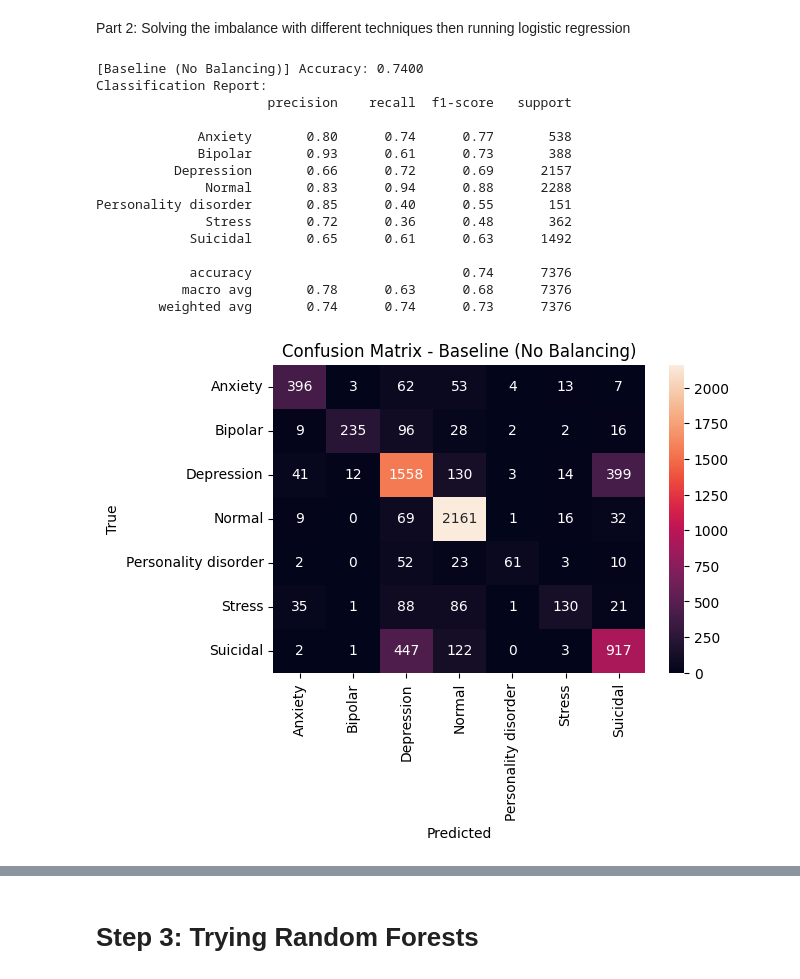
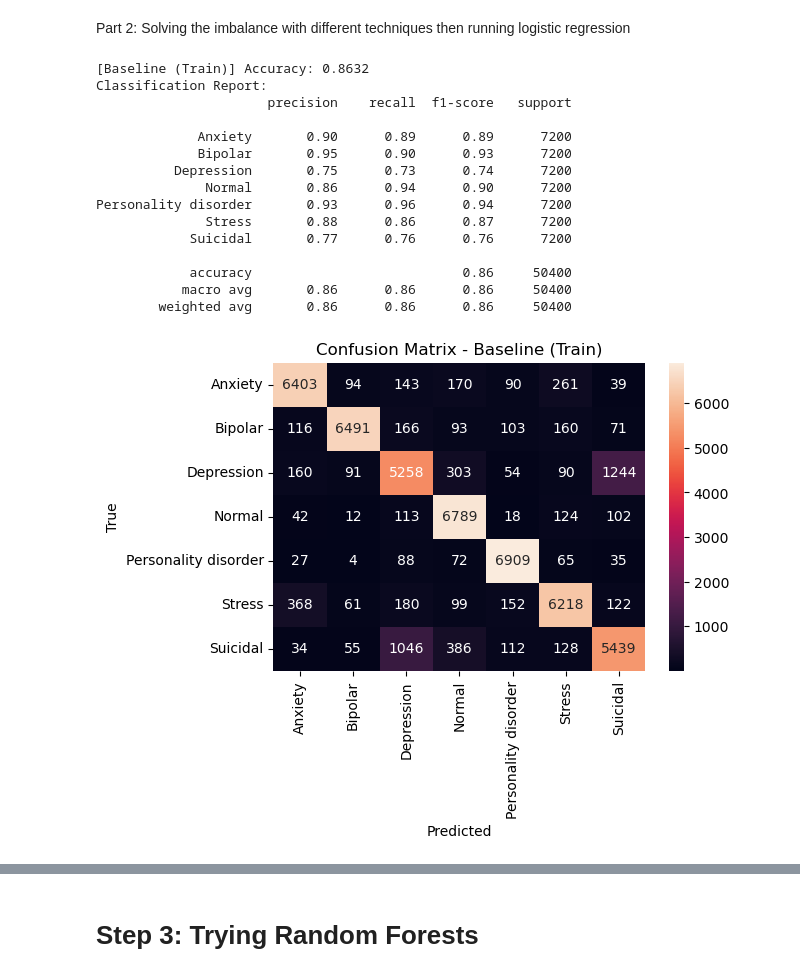
Before and after one commit to Zeinh5/CMPS261-Project, a Jupyter notebook: CMPS261_Project.ipynb, the cells around one changed output, grey strips where cells are left out. Cells and saved outputs as stored; diff of their text form; code cells hidden in the pictures.

```diff
--- a/CMPS261_Project.ipynb
+++ b/CMPS261_Project.ipynb
@@ -95,10 +95,10 @@ from nltk.tokenize import word_tokenize
 import random
 
 # --- Preprocessing: Drop rows with missing 'Statement'
-before_drop = df.shape[0]
-df.dropna(subset=['Statement'], inplace=True)
-df.reset_index(drop=True, inplace=True)
-after_drop = df.shape[0]
+before_drop = df_adjusted.shape[0]
+df_adjusted.dropna(subset=['Statement'], inplace=True)
+df_adjusted.reset_index(drop=True, inplace=True)
+after_drop = df_adjusted.shape[0]
 print(f"Rows before drop: {before_drop}")
 print(f"Rows after drop: {after_drop}")
 print(f"Total rows dropped: {before_drop - after_drop}")
@@ -158,13 +158,13 @@ df_adjusted = pd.DataFrame()
 augmented_samples = []
 
 # Get the counts per class from the current DataFrame
-class_counts = df['Status'].value_counts()
+class_counts = df_adjusted['Status'].value_counts()
 print("Original class counts:")
 print(class_counts)
 
 for cls, count in class_counts.items():
     # Subset of the current class
-    subset = df[df['Status'] == cls]
+    subset = df_adjusted[df_adjusted['Status'] == cls]
 
     if count > target_count:
         # For majority classes, undersample to the target count
@@ -302,11 +295,11 @@ from imblearn.over_sampling import RandomOverSampler
 ###############################################################################
 # Encode the target variable
 le = LabelEncoder()
-df['label'] = le.fit_transform(df['Status'])
+df_adjusted['label'] = le.fit_transform(df_adjusted['Status'])
 
 # Split the dataset into training and testing sets (using original imbalanced data)
 X_train_text, X_test_text, y_train, y_test = train_test_split(
-    df['Statement'], df['label'], test_size=0.2, random_state=42, stratify=df['label']
+    df_adjusted['Statement'], df_adjusted['label'], test_size=0.2, random_state=42, stratify=df_adjusted['label']
 )
 
 ###############################################################################
@@ -333,71 +326,45 @@ def evaluate_model(model, X_test, y_test, approach_name):
     acc = accuracy_score(y_test, y_pred)
     print(f"\n[{approach_name}] Accuracy: {acc:.4f}")
 
     # Classification Report
     print("Classification Report:")
     print(classification_report(y_test, y_pred, target_names=le.classes_))
 
     # Confusion Matrix
     cm = confusion_matrix(y_test, y_pred)
     plt.figure(figsize=(6, 4))
     sns.heatmap(cm, annot=True, fmt='d',
                 xticklabels=le.classes_, yticklabels=le.classes_)
     plt.title(f"Confusion Matrix - {approach_name}")
     plt.xlabel("Predicted")
     plt.ylabel("True")
     plt.show()
 
 ###############################################################################
-# 4) BASELINE: NO CLASS BALANCING
+# 4) BASELINE MODEL: LOGISTIC REGRESSION
 ###############################################################################
 
 # Train a Logistic Regression model on the training set without any balancing
 model_baseline = LogisticRegression(max_iter=1000)
 model_baseline.fit(X_train_tfidf, y_train)
 
 # Evaluate the baseline model on the test set
-evaluate_model(model_baseline, X_test_tfidf, y_test, "Baseline (No Balancing)")
-
-###############################################################################
-# 5) RANDOM OVERSAMPLING (APPLY ON TRAINING DATA ONLY)
-###############################################################################
-
-###############################################################################
-# Apply Random Oversampling only on the training data for future use
-###############################################################################
-ros = RandomOverSampler(random_state=42)
-X_train_ros, y_train_ros = ros.fit_resample(X_train_tfidf, y_train)
-
-# Train the model on the oversampled training data
-model_ros = LogisticRegression(max_iter=1000)
-model_ros.fit(X_train_ros, y_train_ros)
-
-# Evaluate the oversampled model on the original imbalanced test set
-evaluate_model(model_ros, X_test_tfidf, y_test, "Random Oversampling")
-
-###############################################################################
-# 6) CLASS WEIGHT BALANCED
-###############################################################################
-# Train a Logistic Regression model using class_weight='balanced' on the training data
-model_cw = LogisticRegression(max_iter=1000, class_weight='balanced')
-model_cw.fit(X_train_tfidf, y_train)
-
-# Evaluate the class weight balanced model on the test set
-evaluate_model(model_cw, X_test_tfidf, y_test, "Class Weight = 'balanced'")
+evaluate_model(model_baseline, X_train_tfidf, y_train, "Baseline (Train)")
+evaluate_model(model_baseline, X_test_tfidf, y_test, "Baseline")
 # %% [output]
-[Baseline (No Balancing)] Accuracy: 0.7400
+[Baseline (Train)] Accuracy: 0.8632
 Classification Report:
                       precision    recall  f1-score   support
 
-             Anxiety       0.80      0.74      0.77       538
-             Bipolar       0.93      0.61      0.73       388
-          Depression       0.66      0.72      0.69      2157
-              Normal       0.83      0.94      0.88      2288
-Personality disorder       0.85      0.40      0.55       151
-              Stress       0.72      0.36      0.48       362
-            Suicidal       0.65      0.61      0.63      1492
+             Anxiety       0.90      0.89      0.89      7200
+             Bipolar       0.95      0.90      0.93      7200
+          Depression       0.75      0.73      0.74      7200
+              Normal       0.86      0.94      0.90      7200
+Personality disorder       0.93      0.96      0.94      7200
+              Stress       0.88      0.86      0.87      7200
+            Suicidal       0.77      0.76      0.76      7200
 
-            accuracy                           0.74      7376
-           macro avg       0.78      0.63      0.68      7376
-        weighted avg       0.74      0.74      0.73      7376
+            accuracy                           0.86     50400
+           macro avg       0.86      0.86      0.86     50400
+        weighted avg       0.86      0.86      0.86     50400
-[figure, old version]
+[figure, new version]
```
Also changed, not shown: parts of 8 cells of this notebook.
